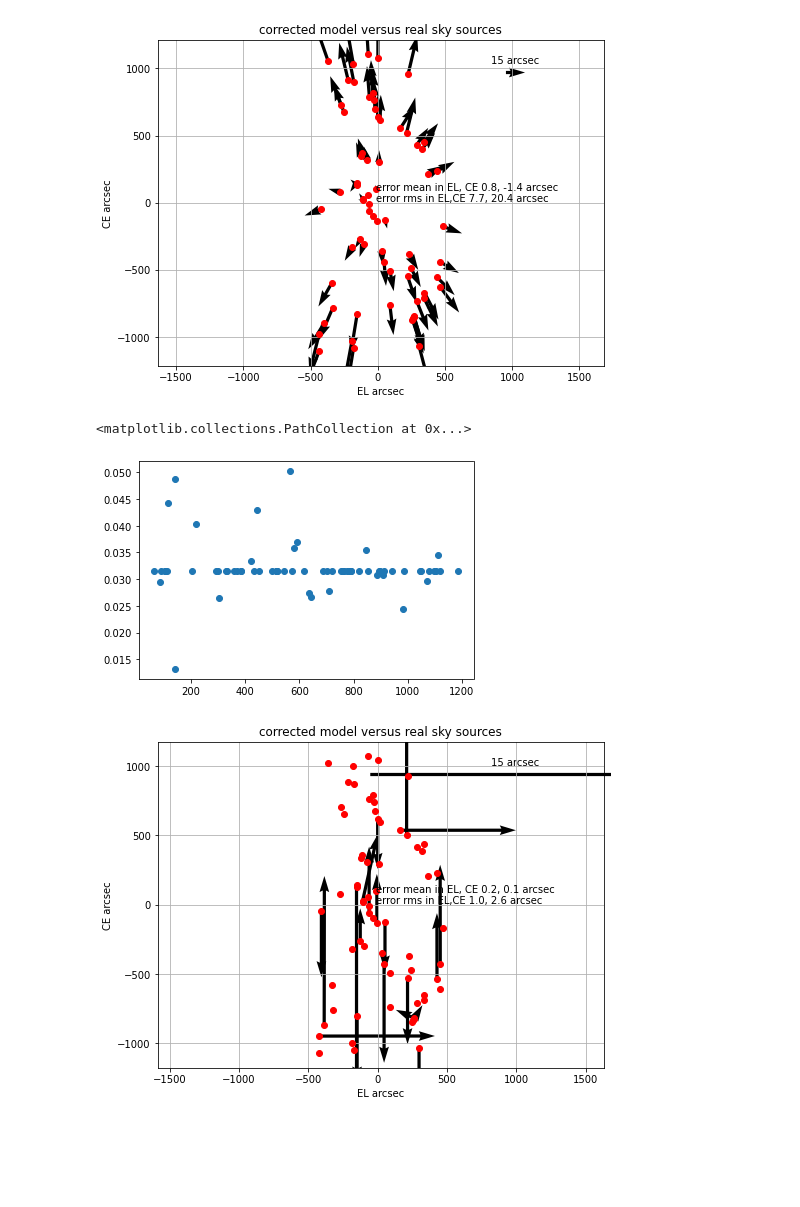
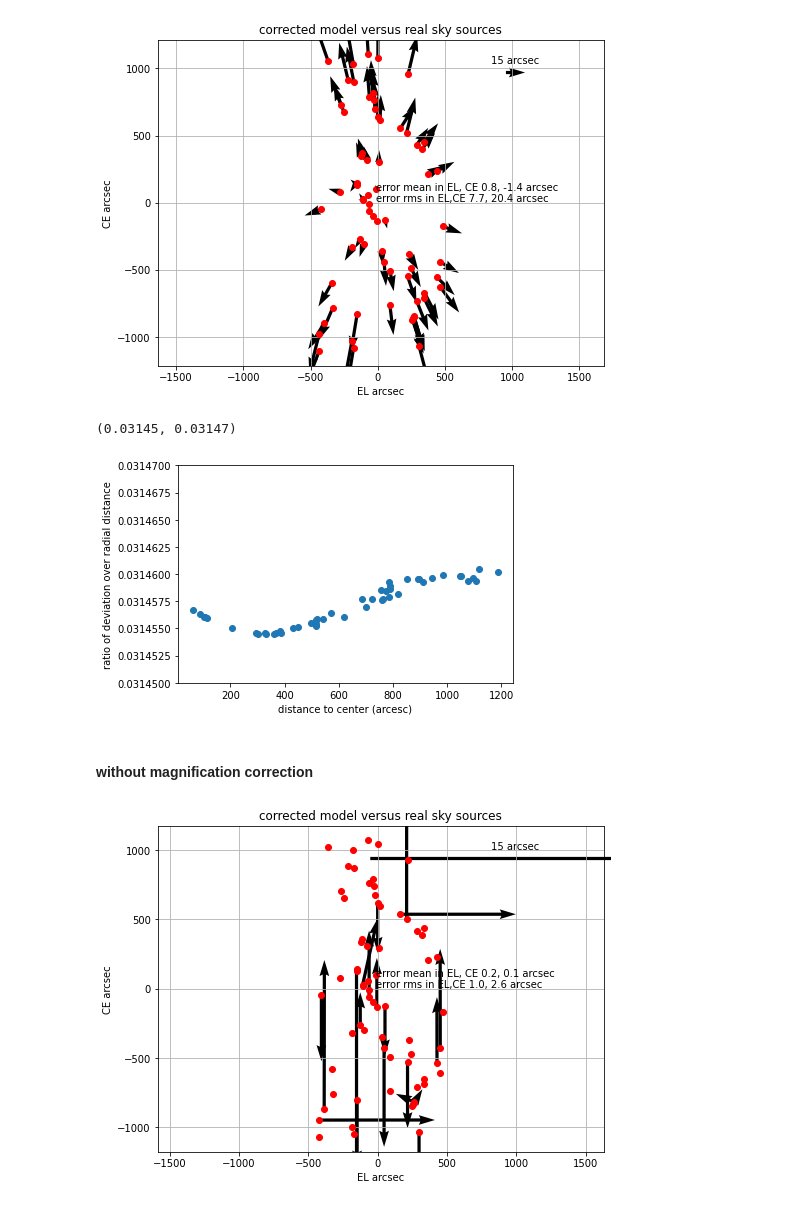
Before and after one commit to vpicouet/FireBallPipe, a Jupyter notebook: Notebook/XY_2022_F1_2_220710.DV.ipynb, the cells around one changed output. Saved outputs shown, nothing was run; the diff lists cells and outputs as text; code cells hidden in the pictures; blank space fills up the shorter version.

Commit message:
analysis of 2018 magnification and masks corectness

```diff
--- a/Notebook/XY_2022_F1_2_220710.DV.ipynb
+++ b/Notebook/XY_2022_F1_2_220710.DV.ipynb
@@ -362,7 +382,7 @@ fig.tight_layout()
 # %%
 slits_coord_obs = G2UV.detector2guider(slits_coord_obs_det, wave=obs_wave, angle=True  )
 #weight = np.array( [1.]*16  + [1./(1. + 1e-1)]*16)
-G2UVcor, residuals = G2UV.update_model(slits_coord_valid, slits_coord_obs, labels=slits_valid, plot=True, figsize=(16,6))
+G2UVcor, residuals = G2UV.update_model(slits_coord_valid, slits_coord_obs, labels=slits_valid, plot=True, figsize=(16,6), quiverscale=5)
 # %% [output]
 Fitting rotation, translation and magnification
 gamma: 1.0066292465414992
@@ -481,18 +514,22 @@ slit_coords_all, source_coords_all = G2UVcor_test.compare_mask_2_sky(F1['Interna
 # %%
 origin = slit_coords_all[0].origin
 slit_coords_all[0].separation(origin).to(u.arcsec)
 radius = []
 delta = []
 for s,g in zip(slit_coords_all, source_coords_all):
     radius.append(s.separation(origin).to(u.arcsec).value)
     delta.append(s.separation(g).to(u.arcsec).value)
 
 plt.figure()
 plt.scatter(radius, np.array(delta)/np.array(radius))
-#plt.ylim((0.005,0.01))
+plt.xlabel('distance to center (arcesc)')
+plt.ylabel('ratio of deviation over radial distance')
+plt.ylim((0.03145,0.03147))
 # %% [output]
-<matplotlib.collections.PathCollection at 0x...>
+(0.03145, 0.03147)
-[figure, old version]
+[figure, new version]
+# %% [markdown]
+#### without magnification correction
 # %%
 G2UVcor_test.FieldP.gamma = 1.
 slit_coords_all, source_coords_all = G2UVcor_test.compare_mask_2_sky(F1['Internal-count'], F1)
```
Also changed, not shown: parts of 13 cells of this notebook, 5 other files.
